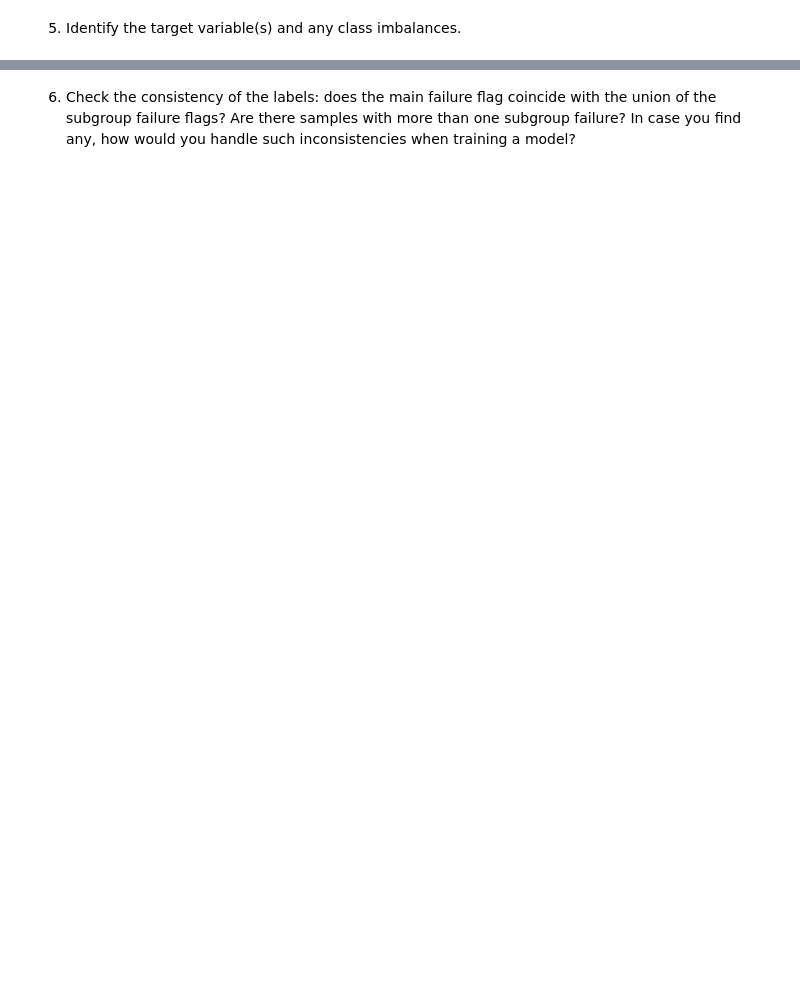
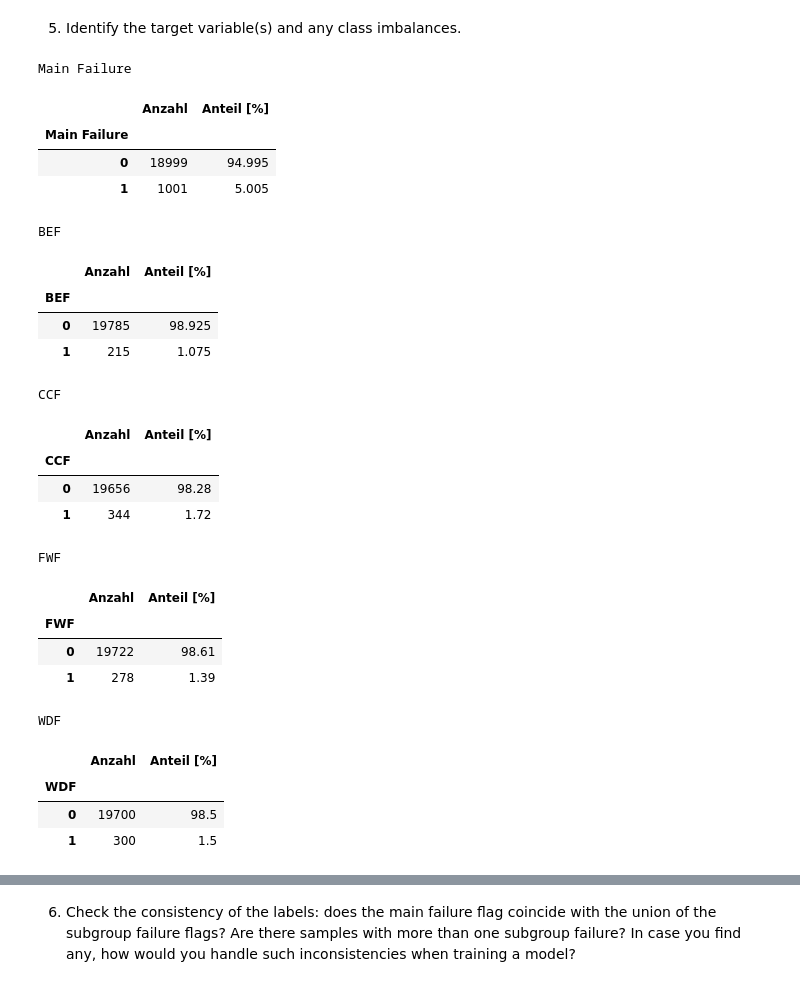
Before and after one commit to Dabro65/Industrial_Datascience, a Jupyter notebook: Tasks/15 Self study - Session 2/Exercise_15.1.ipynb, the cells around one changed output, grey strips where cells are left out. Drawn from its saved outputs; the diff is of its cells as text; code cells hidden in the pictures; blank space fills up the shorter version.

```diff
--- a/Tasks/15 Self study - Session 2/Exercise_15.1.ipynb
+++ b/Tasks/15 Self study - Session 2/Exercise_15.1.ipynb
@@ -29,2 +86,44 @@ df.info()
 # %% [markdown]
 5. Identify the target variable(s) and any class imbalances.
+# %%
+# Zielspalten für die Analyse mit den Ausfällen
+target_cols = ["Main Failure", "BEF", "CCF", "FWF", "WDF"]
+
+for target in target_cols:
+    print(target)
+
+    # Anzahl und Anteil der Ausfälle in der Zielspalte berechnen
+    counts = df[target].value_counts().sort_index()
+    percentages = df[target].value_counts(normalize=True).sort_index() * 100
+
+    # Ausgabe dr Daten
+    display(pd.DataFrame({
+        "Anzahl": counts,
+        "Anteil [%]": percentages
+    }))
+# %% [output]
+Main Failure
+|  | Anzahl | Anteil [%] |
+| Main Failure |  |  |
+| 0 | 18999 | 94.995 |
+| 1 | 1001 | 5.005 |
+BEF
+|  | Anzahl | Anteil [%] |
+| BEF |  |  |
+| 0 | 19785 | 98.925 |
+| 1 | 215 | 1.075 |
+CCF
+|  | Anzahl | Anteil [%] |
+| CCF |  |  |
+| 0 | 19656 | 98.28 |
+| 1 | 344 | 1.72 |
+FWF
+|  | Anzahl | Anteil [%] |
+| FWF |  |  |
+| 0 | 19722 | 98.61 |
+| 1 | 278 | 1.39 |
+WDF
+|  | Anzahl | Anteil [%] |
+| WDF |  |  |
+| 0 | 19700 | 98.5 |
+| 1 | 300 | 1.5 |
```
Also changed, not shown: parts of 5 cells of this notebook, 1 other file.
